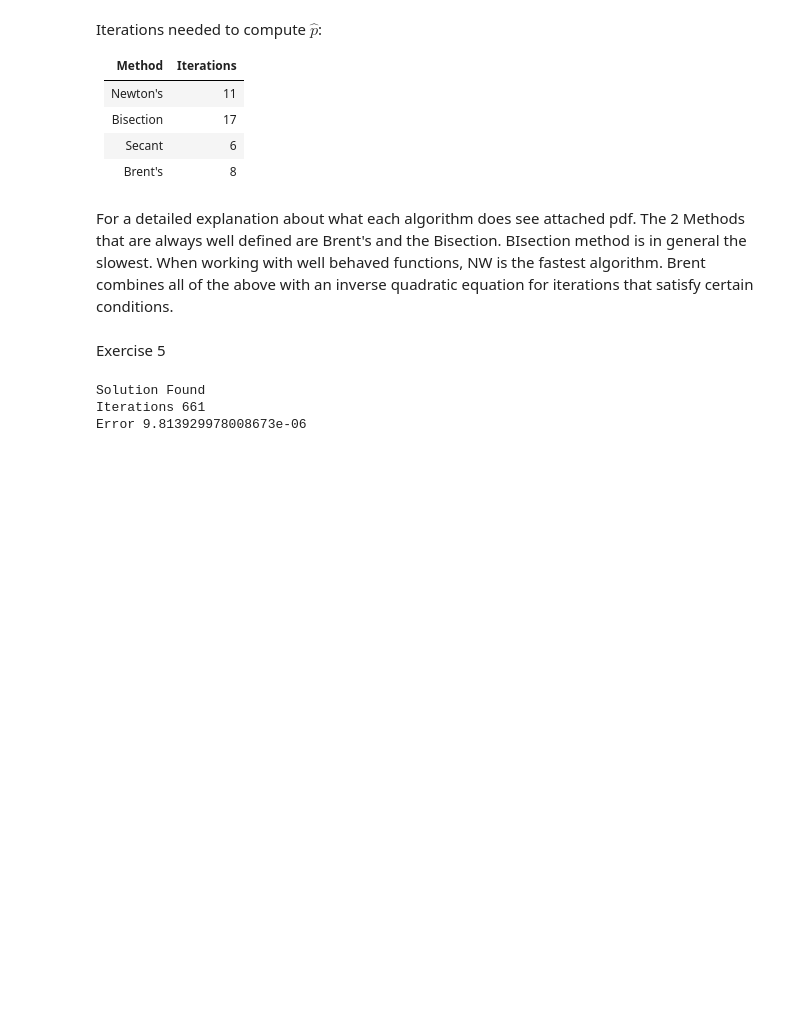
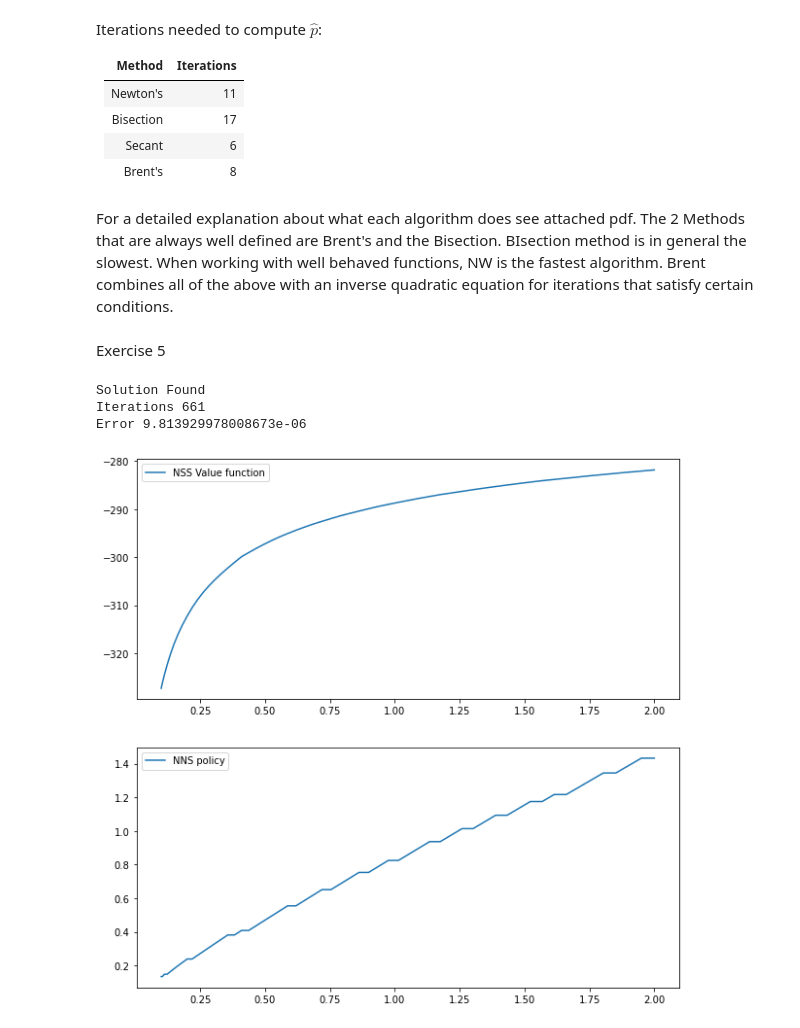
Before and after one commit to BelmudesLSB/Quantitative_Methods_2, a Jupyter notebook: PS3/PS3.ipynb, the cells around one changed output. Cells and saved outputs as stored; diff of their text form; code cells hidden in the pictures; blank space fills up the shorter version.

```diff
--- a/PS3/PS3.ipynb
+++ b/PS3/PS3.ipynb
@@ -245,3 +245,12 @@ h_NSS = h_1.copy()
 Solution Found
 Iterations 661
 Error 9.813929978008673e-06
+# %%
+fig, ax  = plt.subplots(2, figsize=(10,10))
+ax[0].plot(K, VNSS[3,:], label="NSS Value function")
+ax[0].legend()
+ax[1].plot(K, K[h_NSS[3,:]], label="NNS policy")
+plt.legend()
+plt.show()
+# %% [output]
+[figure, added]
```
Also changed, not shown: parts of 8 cells of this notebook.
